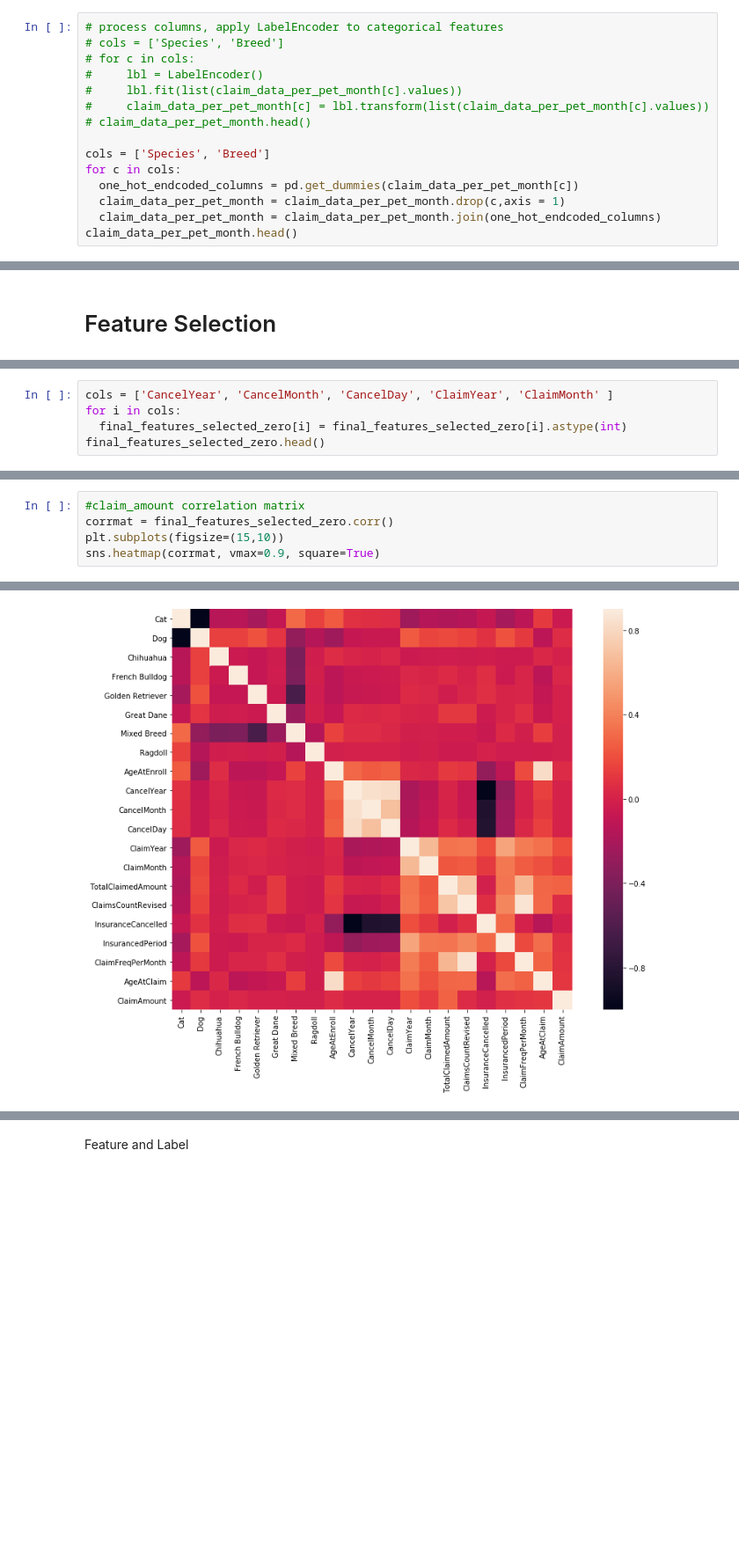
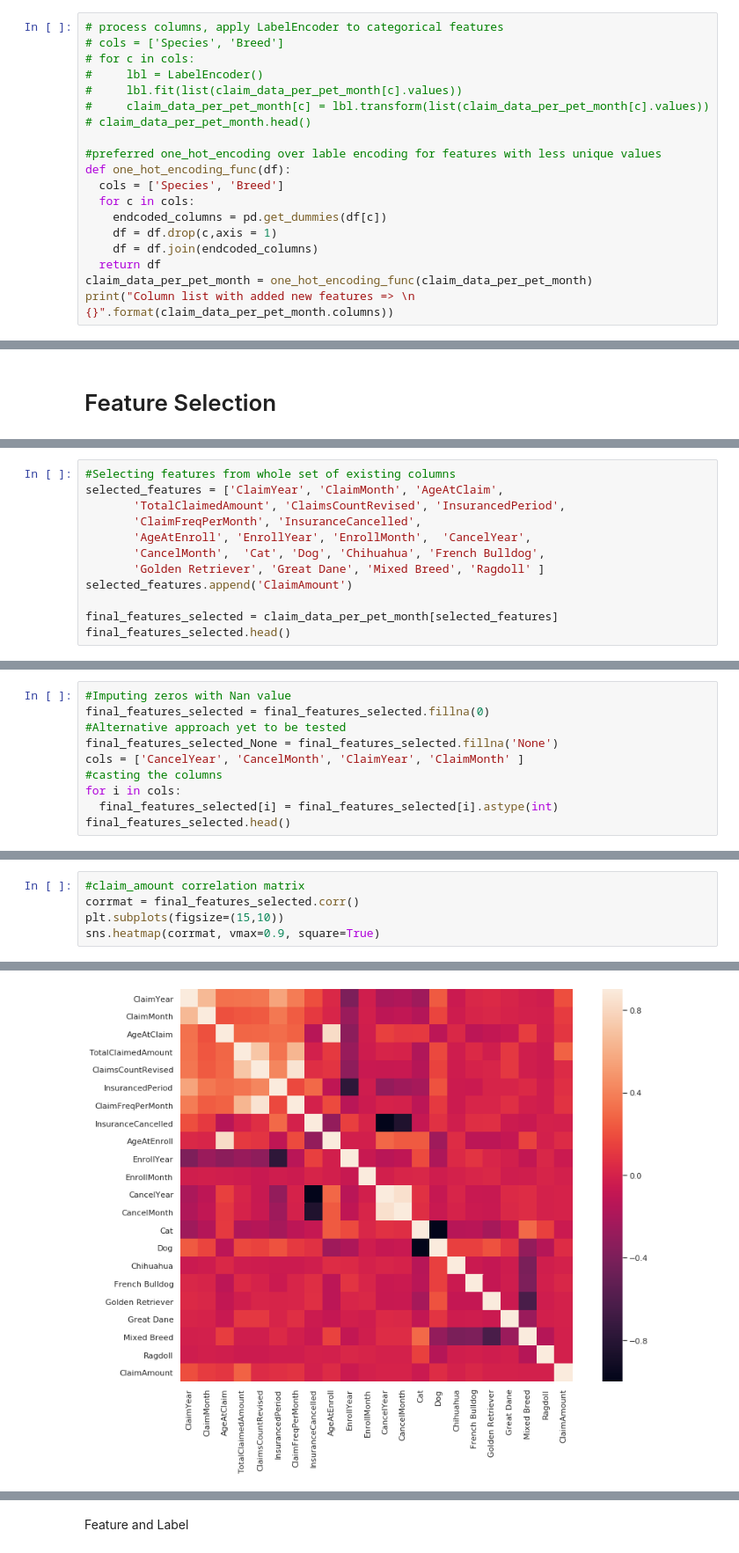
Before and after one commit to aptr288/Claim_prediction, a Jupyter notebook: Claim_Prediction_Codebase_Final.ipynb, the cells around one changed output, grey strips where cells are left out. Shown at 88% size. Drawn from its saved outputs; the diff is of its cells as text; blank space fills up the shorter version.

```diff
--- a/Claim_Prediction_Codebase_Final.ipynb
+++ b/Claim_Prediction_Codebase_Final.ipynb
@@ -269,10 +248,14 @@ claim_data_per_pet_month.head()
 #     claim_data_per_pet_month[c] = lbl.transform(list(claim_data_per_pet_month[c].values))
 # claim_data_per_pet_month.head()
 
-cols = ['Species', 'Breed']
-for c in cols:
-  one_hot_endcoded_columns = pd.get_dummies(claim_data_per_pet_month[c])
-  claim_data_per_pet_month = claim_data_per_pet_month.drop(c,axis = 1)
-  claim_data_per_pet_month = claim_data_per_pet_month.join(one_hot_endcoded_columns)
-claim_data_per_pet_month.head()
+#preferred one_hot_encoding over lable encoding for features with less unique values
+def one_hot_encoding_func(df):
+  cols = ['Species', 'Breed']
+  for c in cols:
+    endcoded_columns = pd.get_dummies(df[c])
+    df = df.drop(c,axis = 1)
+    df = df.join(endcoded_columns)
+  return df
+claim_data_per_pet_month = one_hot_encoding_func(claim_data_per_pet_month)
+print("Column list with added new features => \n {}".format(claim_data_per_pet_month.columns))
 # %% [output]
@@ -337,5 +271,0 @@ final_features_selected.describe()
-# %%
-cols = ['CancelYear', 'CancelMonth', 'CancelDay', 'ClaimYear', 'ClaimMonth' ]
-for i in cols:
-  final_features_selected_zero[i] = final_features_selected_zero[i].astype(int)
-final_features_selected_zero.head()
@@ -348,0 +272,12 @@ final_features_selected_zero.head()
+# %%
+#Selecting features from whole set of existing columns
+selected_features = ['ClaimYear', 'ClaimMonth', 'AgeAtClaim',
+       'TotalClaimedAmount', 'ClaimsCountRevised', 'InsurancedPeriod',
+       'ClaimFreqPerMonth', 'InsuranceCancelled',
+       'AgeAtEnroll', 'EnrollYear', 'EnrollMonth',  'CancelYear',
+       'CancelMonth',  'Cat', 'Dog', 'Chihuahua', 'French Bulldog',
+       'Golden Retriever', 'Great Dane', 'Mixed Breed', 'Ragdoll' ]
+selected_features.append('ClaimAmount')
+
+final_features_selected = claim_data_per_pet_month[selected_features]
+final_features_selected.head()
@@ -348,0 +291,10 @@ final_features_selected_zero.head()
+# %%
+#Imputing zeros with Nan value
+final_features_selected = final_features_selected.fillna(0)
+#Alternative approach yet to be tested
+final_features_selected_None = final_features_selected.fillna('None')
+cols = ['CancelYear', 'CancelMonth', 'ClaimYear', 'ClaimMonth' ]
+#casting the columns
+for i in cols:
+  final_features_selected[i] = final_features_selected[i].astype(int)
+final_features_selected.head()
@@ -349,10 +312,10 @@ final_features_selected_zero.head()
 # %%
 #claim_amount correlation matrix
-corrmat = final_features_selected_zero.corr()
+corrmat = final_features_selected.corr()
 plt.subplots(figsize=(15,10))
 sns.heatmap(corrmat, vmax=0.9, square=True)
 # %% [output]
 <matplotlib.axes._subplots.AxesSubplot at 0x...>
-[figure, old version]
+[figure, new version]
 # %%
 
```
Also changed, not shown: parts of 50 cells of this notebook.
